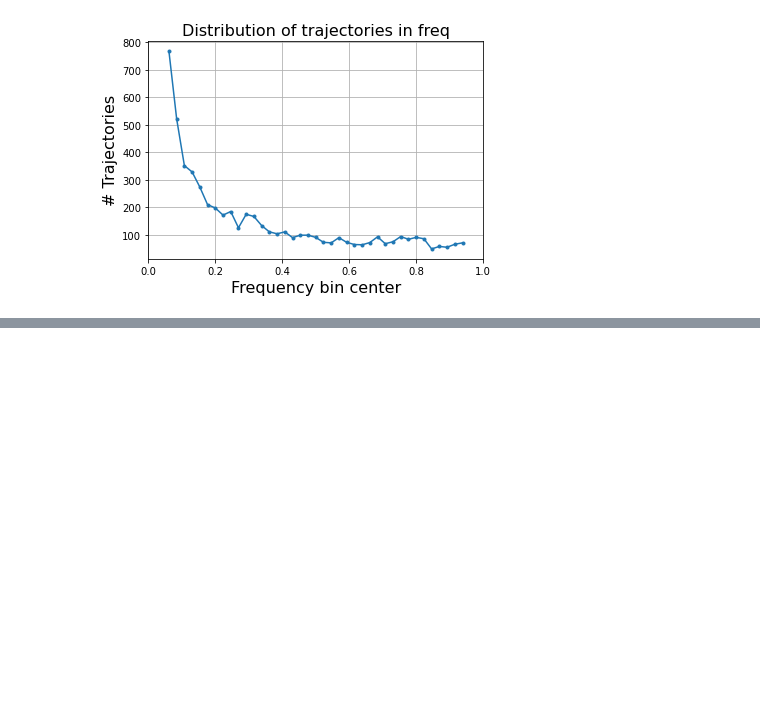
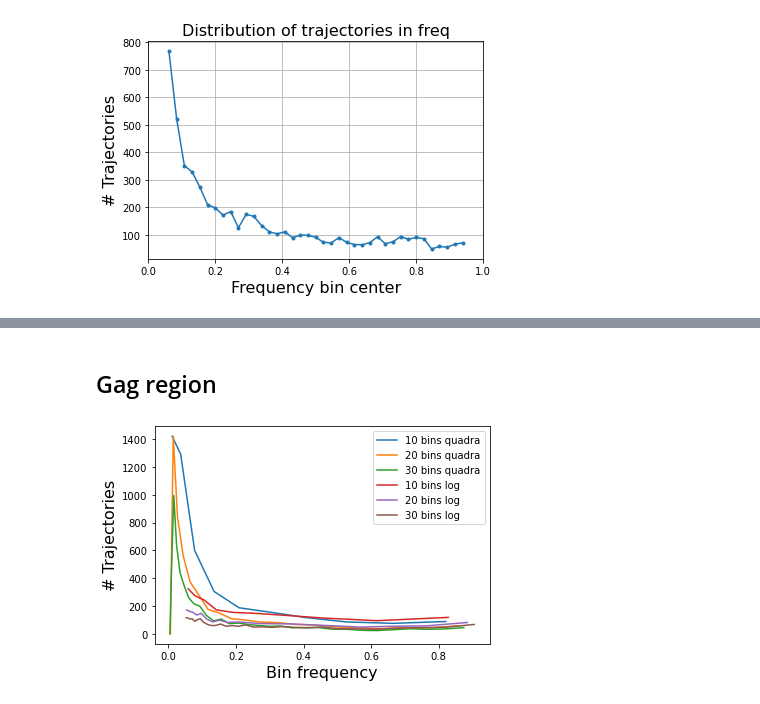
Before and after one commit to neherlab/HIVEVO_recombination, a Jupyter notebook: notebooks/Trajectory_characterisation.ipynb, the cells around one changed output, grey strips where cells are left out. Drawn from its saved outputs; the diff is of its cells as text; code cells hidden in the pictures; blank space fills up the shorter version.

```diff
--- a/notebooks/Trajectory_characterisation.ipynb
+++ b/notebooks/Trajectory_characterisation.ipynb
@@ -100,6 +100,15 @@ def plot_freq_ditribution(frequency_bins, nb_in, fontsize=16):
     plt.xlim([0, 1])
     plt.grid()
 # %%
+patient_names = ["p1", "p2", "p3", "p4", "p5", "p6", "p8", "p9", "p11"]
+region = "env"
+trajectories = []
+
+for patient_name in patient_names:
+    patient = Patient.load(patient_name)
+    aft = patient.get_allele_frequency_trajectories(region)
+    trajectories = trajectories + create_trajectory_list(patient, region, aft)
+
 frequency_bins, nb_in = get_freq_distribution(trajectories, nb_bin=40, bin_range=[0.05, 0.95])
 plot_freq_ditribution(frequency_bins, nb_in)
 
@@ -153,0 +162,44 @@ NameError: name 'trajectories' is not defined
+# %% [markdown]
+## Gag region
+# %%
+patient_names = ["p1", "p2", "p3", "p4", "p5", "p6", "p8", "p9", "p11"]
+region = "gag"
+trajectories = []
+
+for patient_name in patient_names:
+    patient = Patient.load(patient_name)
+    aft = patient.get_allele_frequency_trajectories(region)
+    trajectories = trajectories + create_trajectory_list(patient, region, aft)
+
+
+plt.figure()
+for nb_bin in [10, 20, 30]:
+    non_uniform_bins = get_nonuniform_bins(nb_bin, type="quadra")
+    nb_in = []
+    for ii in range(len(non_uniform_bins) - 1):
+        nb = len([traj for traj in trajectories if np.sum(np.logical_and(
+            traj.frequencies >= non_uniform_bins[ii], traj.frequencies < non_uniform_bins[ii + 1]), dtype=bool)])
+        nb_in = nb_in + [nb]
+
+    non_uniform_bins = 0.5 * (non_uniform_bins[:-1] + non_uniform_bins[1:])
+
+    plt.plot(non_uniform_bins, nb_in, label=f"{nb_bin} bins quadra")
+
+for nb_bin in [10, 20, 30]:
+    non_uniform_bins = get_nonuniform_bins(nb_bin, type="log")
+    nb_in = []
+    for ii in range(len(non_uniform_bins) - 1):
+        nb = len([traj for traj in trajectories if np.sum(np.logical_and(
+            traj.frequencies >= non_uniform_bins[ii], traj.frequencies < non_uniform_bins[ii + 1]), dtype=bool)])
+        nb_in = nb_in + [nb]
+
+    non_uniform_bins = 0.5 * (non_uniform_bins[:-1] + non_uniform_bins[1:])
+
+    plt.plot(non_uniform_bins, nb_in, label=f"{nb_bin} bins log")
+
+plt.xlabel("Bin frequency", fontsize=16)
+plt.ylabel("# Trajectories", fontsize=16)
+plt.legend()
+plt.show()
+# %% [output]
+[figure, added]
```
Also changed, not shown: parts of 1 cell of this notebook, 3 other files.
